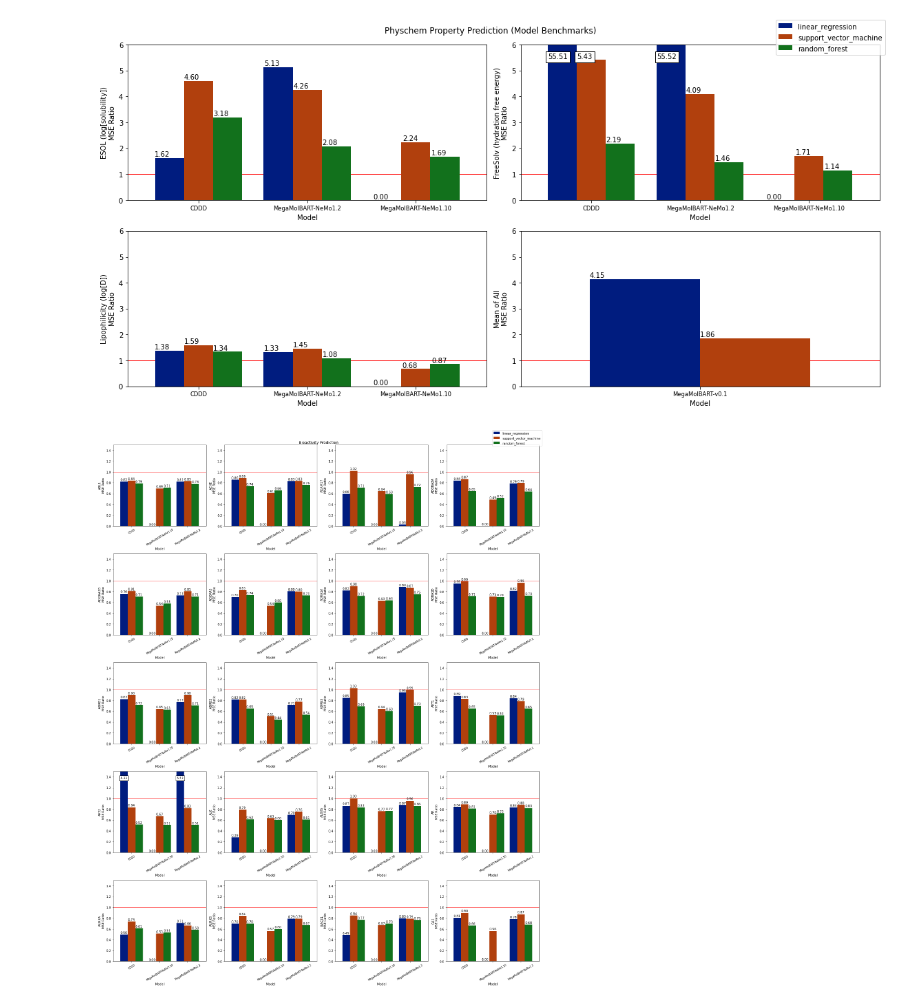
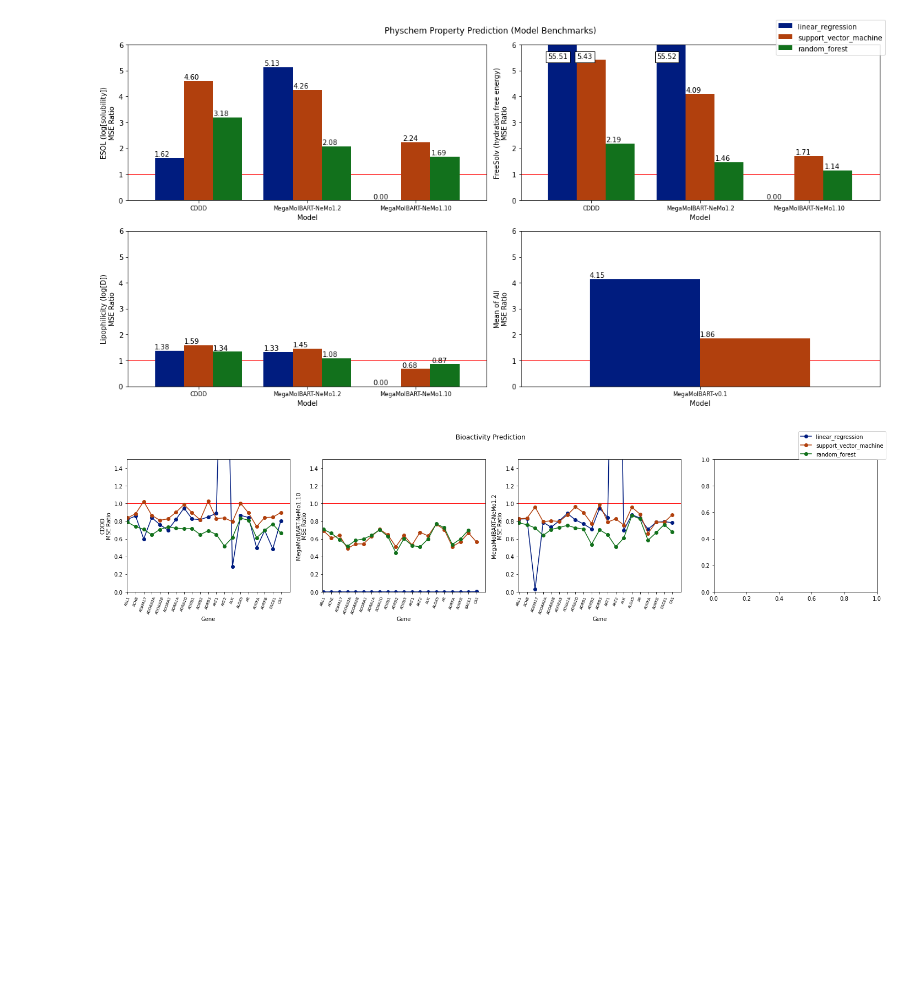
Before and after one commit to NVIDIA/cheminformatics, a Jupyter notebook: Untitled1.ipynb, the cells around one changed output. Cells and saved outputs as stored; diff of their text form; code cells hidden in the pictures; blank space fills up the shorter version.

```diff
--- a/Untitled1.ipynb
+++ b/Untitled1.ipynb
@@ -354,7 +356,6 @@ def make_multimodel_bioactivity_plots(embedding_df, output_dir, filter_genes=Fal
     dat = dat[dat.gene.isin(gene_list)].sort_values('gene')
     gene_labels = pd.CategoricalDtype(gene_list, ordered=True)
     dat['gene'] = dat['gene'].astype(gene_labels)
-    #print(dat.groupby(['inferrer', 'model']).mean().reset_index().pivot_table(index='inferrer', values='value', columns='model'))
 
     timestamp_lim = (dat['timestamp'].min() - 1, dat['timestamp'].max() + 1)
 
@@ -372,53 +373,54 @@ def make_multimodel_bioactivity_plots(embedding_df, output_dir, filter_genes=Fal
         if plot_type == 'model':
             dat = dat.sort_values('timestamp').groupby(['inferrer', 'gene', 'model']).last().reset_index()
 
-            index_groupby = 'gene' if plot_groupby == 'inferrer' else 'inferrer' # currently only supported for model plots
-            dat = dat.pivot_table(columns=['model'], values='value', index=index_groupby, aggfunc='mean')
             if plot_groupby == 'inferrer':
+                dat = dat.pivot_table(columns=['model'], values='value', index='gene', aggfunc='mean')
+                #dat = dat.pivot_table(columns=['gene'], values='value', index='model', aggfunc='mean')
                 _ = dat.plot(kind='line', marker='o', legend=False, ax=ax, rot=70)
-            else:
-                _ = dat.plot(kind='bar', width=0.8, legend=False, ax=ax, rot=0)
 
-            if plot_groupby == 'inferrer':
                 ax.set_xlim(-0.1, n_genes + 0.1)
                 ax.xaxis.set_tick_params(labelbottom=True)
                 ax.set_xticks(range(0, n_genes))
                 ax.set_xticklabels(gene_list, fontsize='7', rotation=70)
                 xlabel = 'Gene'
-            else:
+
+            elif plot_groupby == 'gene':
+                dat = dat.pivot_table(columns=['model'], values='value', index='inferrer', aggfunc='mean')
+                _ = dat.plot(kind='bar', width=0.8, legend=False, ax=ax, rot=0)
+
                 ax.set_xticklabels(ax.get_xticklabels(), fontsize='8', rotation=30)
                 _label_bars(ax, 0.9 * max_plot_ratio)
                 xlabel = 'Model'
 
             title = 'Bioactivity Prediction\n'
 
         elif plot_type == 'timeseries':
             # Timeseries plot
             dat = dat.pivot_table(columns=['model'], values='value', index='timestamp', aggfunc='mean')
             _ = dat.plot(kind='line', marker='o', legend=False, ax=ax, rot=0)
 
             # ax.set_xlim(*timestamp_lim) # TODO fix this bug
             title = 'Bioactivity Timeseries\n(Mean over all Genes)'
             xlabel='Timestamp',
 
         ax.set_ylim(0, max_plot_ratio)
         ax.set(xlabel=xlabel, ylabel=f'{plot_grouper_value}\nMSE Ratio')
 
         if idx == 0:
             handles, labels = ax.get_legend_handles_labels()
 
     fig.legend(handles=handles, labels=labels, loc=1)
     fig.suptitle(title)
     plt.tight_layout()
-    # fig.savefig(os.path.join(output_dir, 'Bioactivity_Aggregated_Benchmark.png'), dpi=300)
+    fig.savefig(os.path.join(output_dir, 'Bioactivity_Aggregated_Benchmark.png'), dpi=300)
 
 plot_type = 'model'
-plot_groupby = 'gene' # inferrer or gene
+plot_groupby = 'inferrer' # inferrer or gene
 filter_genes = True
-make_multimodel_bioactivity_plots(embedding_df, output_dir, filter_genes=filter_genes, plot_groupby=plot_groupby, model_sort_order=None, plot_type=plot_type, max_plot_ratio=1.5)
-# model sort order
+make_multimodel_bioactivity_plots(embedding_df, output_dir, filter_genes=filter_genes, plot_groupby=plot_groupby, model_sort_order=False, plot_type=plot_type, max_plot_ratio=1.5)
+# FIX MODEL SORT ORDER
 # %% [output]
-[figure, old version]
+[figure, new version]
 # %%
 def make_multimodel_physchem_plots(embedding_df, output_dir, plot_type='bar', max_plot_ratio=10):
     """Plots of phychem property results"""
```
Also changed, not shown: parts of 1 cell of this notebook.
